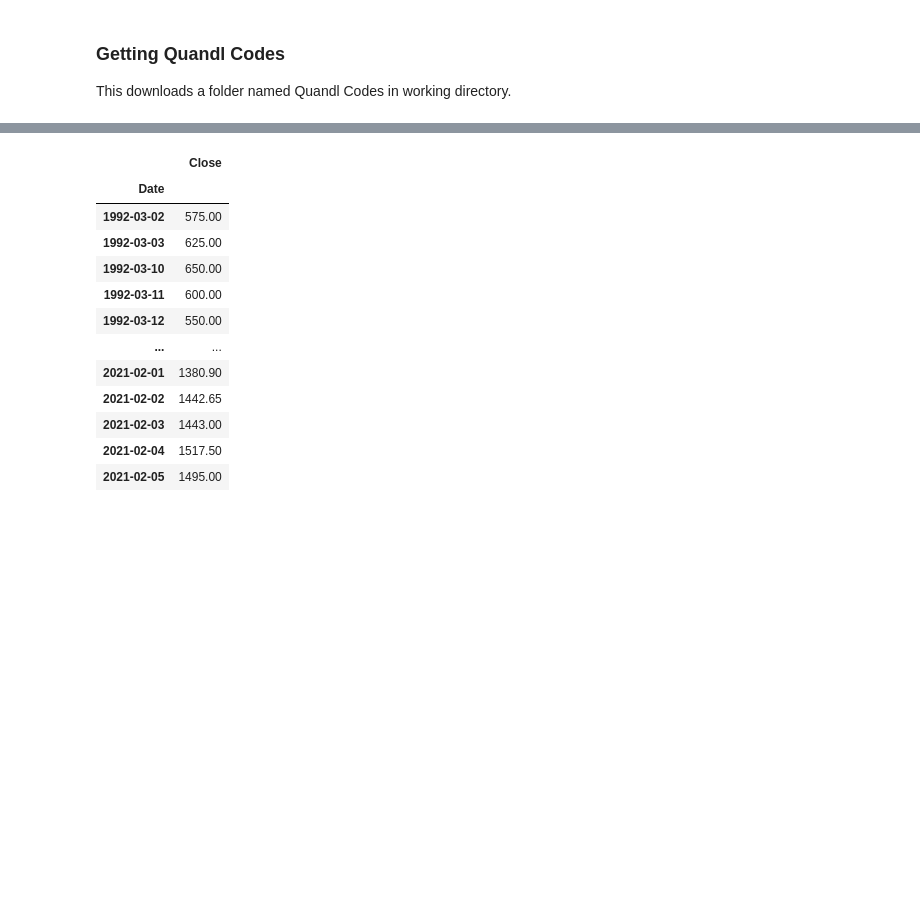
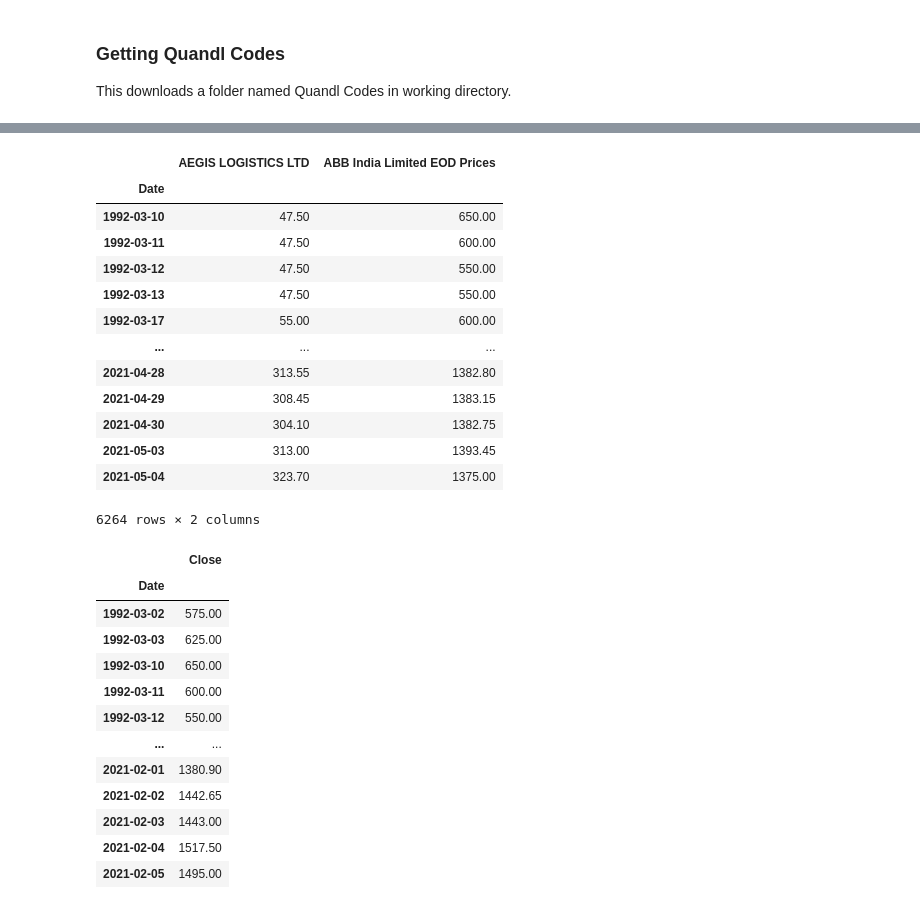
Before and after one commit to ariesiitr/BSE-Serverless-Predictor, a Jupyter notebook: data_extraction.ipynb, the cells around one changed output, grey strips where cells are left out. Cells and saved outputs as stored; diff of their text form; code cells hidden in the pictures; blank space fills up the shorter version.

```diff
--- a/data_extraction.ipynb
+++ b/data_extraction.ipynb
@@ -57,0 +94,4 @@ data2=quandl.get('BSE/BOM500003',start_date='1992/03/05')
+# %%
+data_append=data1[['Close']]
+data_append.columns=["ABB India Limited EOD Prices"]
+data_append.head(5)
@@ -57,0 +122,4 @@ data2=quandl.get('BSE/BOM500003',start_date='1992/03/05')
+# %%
+data=data2[['Close']]
+data.columns=['AEGIS LOGISTICS LTD']
+data.head(5)
@@ -57,0 +134,18 @@ data2=quandl.get('BSE/BOM500003',start_date='1992/03/05')
+# %%
+final_data=pd.concat([data,data_append],axis=1)
+final_data
+# %% [output]
+|  | AEGIS LOGISTICS LTD | ABB India Limited EOD Prices |
+| Date |  |  |
+| 1992-03-10 | 47.50 | 650.00 |
+| 1992-03-11 | 47.50 | 600.00 |
+| 1992-03-12 | 47.50 | 550.00 |
+| 1992-03-13 | 47.50 | 550.00 |
+| 1992-03-17 | 55.00 | 600.00 |
+| ... | ... | ... |
+| 2021-04-28 | 313.55 | 1382.80 |
+| 2021-04-29 | 308.45 | 1383.15 |
+| 2021-04-30 | 304.10 | 1382.75 |
+| 2021-05-03 | 313.00 | 1393.45 |
+| 2021-05-04 | 323.70 | 1375.00 |
+6264 rows × 2 columns
```
Also changed, not shown: parts of 31 cells of this notebook, 8 other files.
